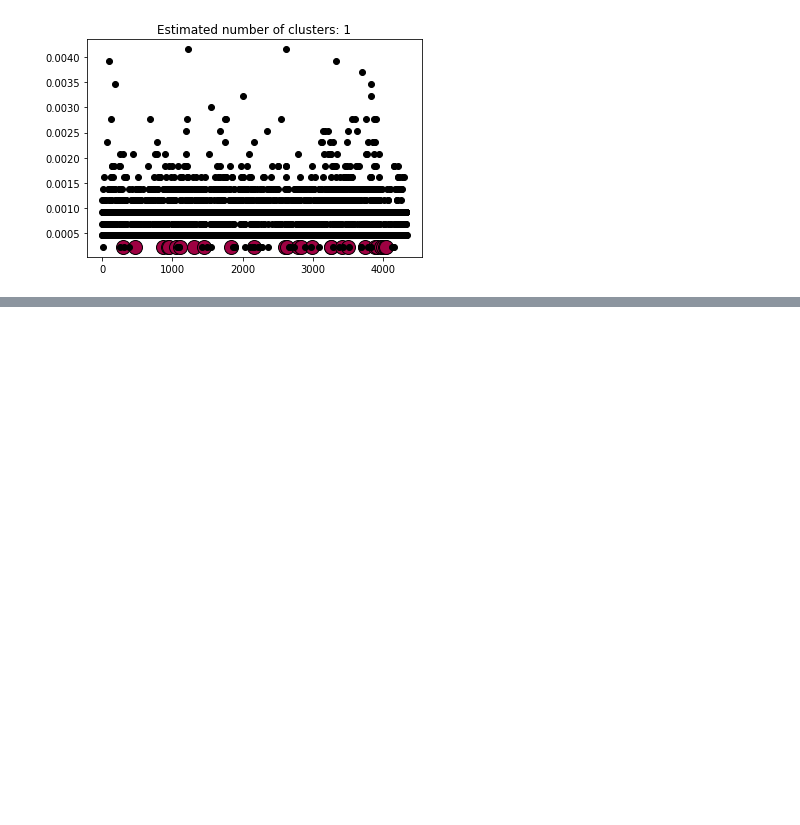
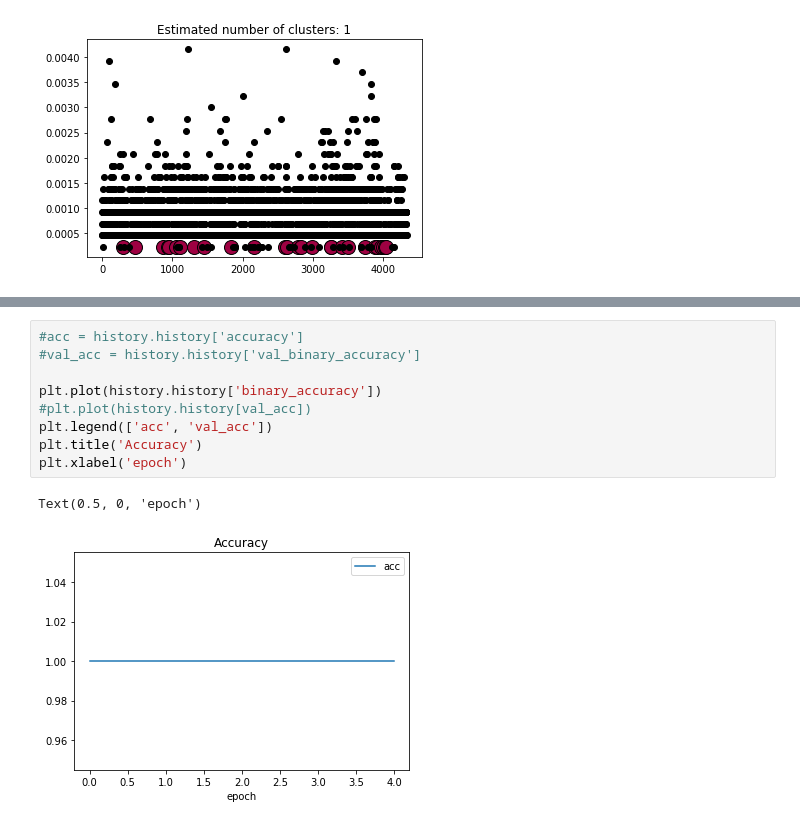
Before and after one commit to MarinerT/CreatingIPProfiles, a Jupyter notebook: worksheet/KMeansClustering.ipynb, the cells around one changed output, grey strips where cells are left out. Cells and saved outputs as stored; diff of their text form; blank space fills up the shorter version.

```diff
--- a/worksheet/KMeansClustering.ipynb
+++ b/worksheet/KMeansClustering.ipynb
@@ -658,0 +863,12 @@ plt.show()
+# %%
+#acc = history.history['accuracy']
+#val_acc = history.history['val_binary_accuracy']
+
+plt.plot(history.history['binary_accuracy'])
+#plt.plot(history.history[val_acc])
+plt.legend(['acc', 'val_acc'])
+plt.title('Accuracy')
+plt.xlabel('epoch')
+# %% [output]
+Text(0.5, 0, 'epoch')
+[figure, added]
```
Also changed, not shown: parts of 29 cells of this notebook, 2 other files.
